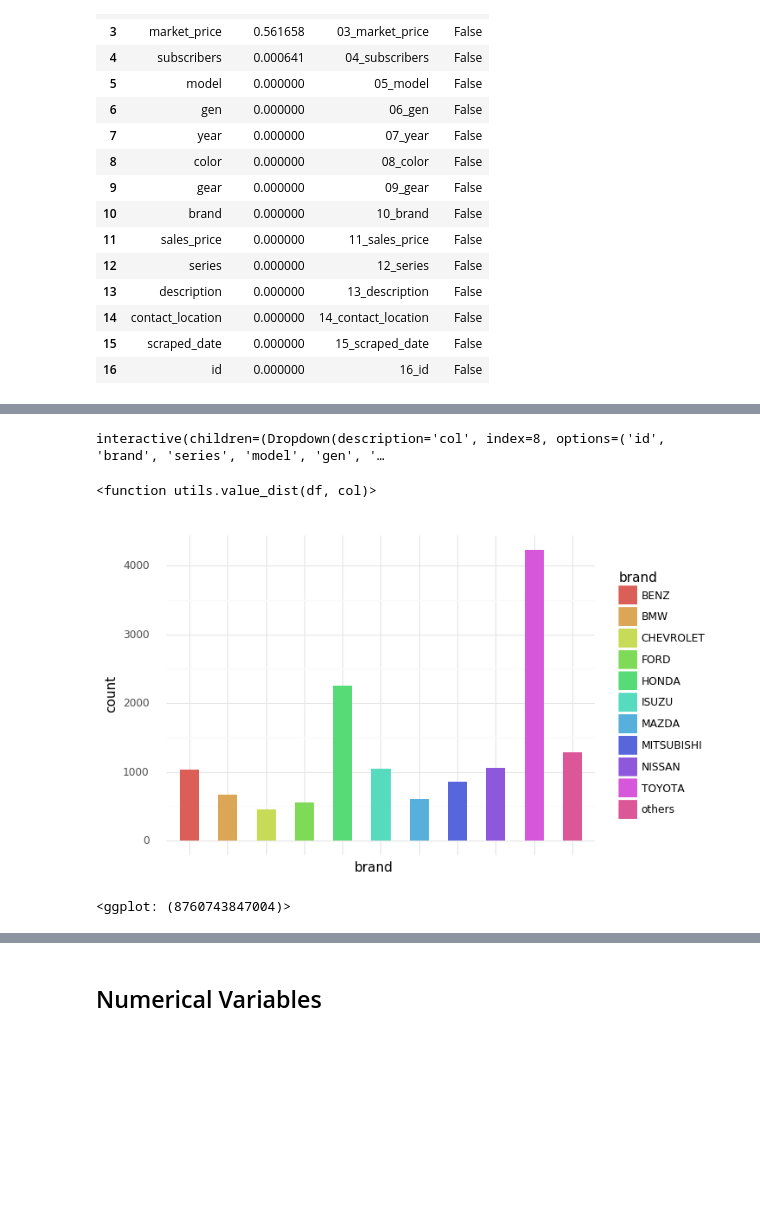
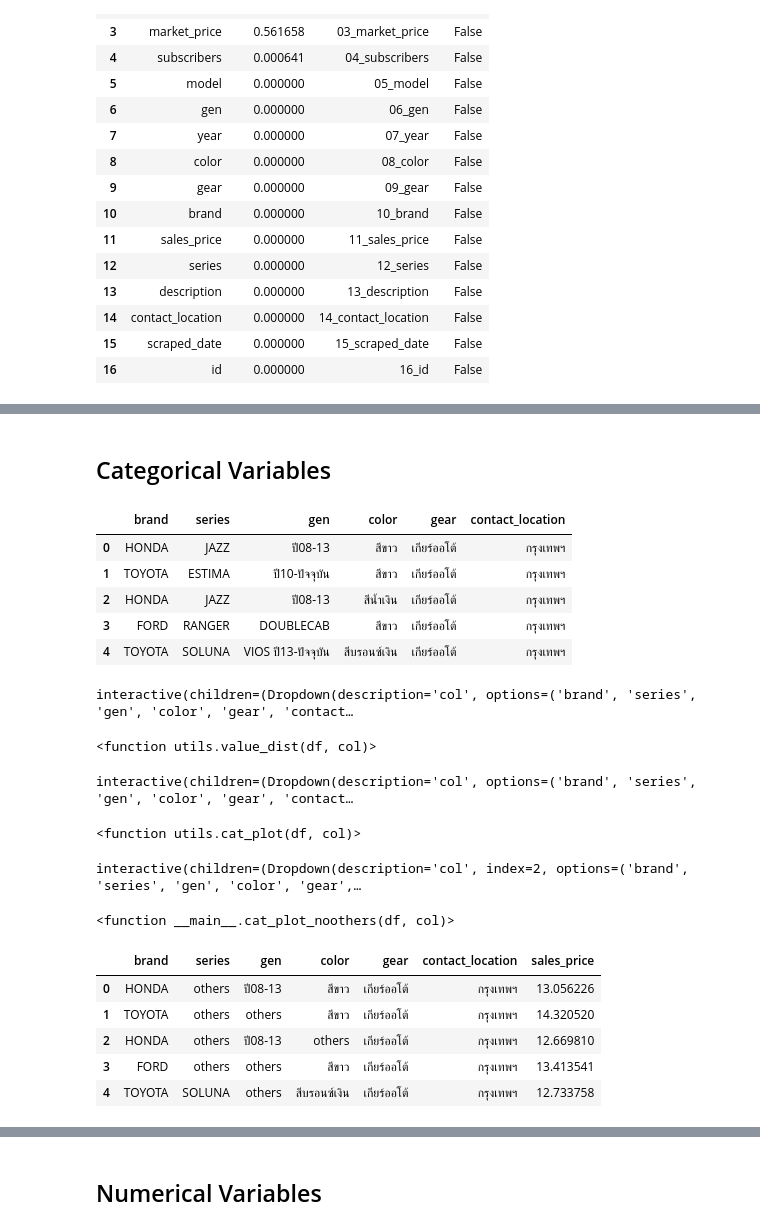
Before and after one commit to cstorm125/viztech, a Jupyter notebook: explore.ipynb, the cells around one changed output, grey strips where cells are left out. Cells and saved outputs as stored; diff of their text form; code cells hidden in the pictures; blank space fills up the shorter version.

```diff
--- a/explore.ipynb
+++ b/explore.ipynb
@@ -74,0 +81,13 @@ df = utils.otherify(df,'brand')
+# %% [markdown]
+## Categorical Variables
+# %%
+cat_vars = ['brand','series','gen','color','gear','contact_location']
+cat_df = df[cat_vars].copy()
+cat_df.head()
+# %% [output]
+|  | brand | series | gen | color | gear | contact_location |
+| 0 | HONDA | JAZZ | ปี08-13 | สีขาว | เกียร์ออโต้ | กรุงเทพฯ |
+| 1 | TOYOTA | ESTIMA | ปี10-ปัจจุบัน | สีขาว | เกียร์ออโต้ | กรุงเทพฯ |
+| 2 | HONDA | JAZZ | ปี08-13 | สีน้ำเงิน | เกียร์ออโต้ | กรุงเทพฯ |
+| 3 | FORD | RANGER | DOUBLECAB | สีขาว | เกียร์ออโต้ | กรุงเทพฯ |
+| 4 | TOYOTA | SOLUNA | VIOS ปี13-ปัจจุบัน | สีบรอนซ์เงิน | เกียร์ออโต้ | กรุงเทพฯ |
@@ -75,17 +97,40 @@ df = utils.otherify(df,'brand')
 # %%
-interact(utils.value_dist, df =fixed(df),
-         col = widgets.Dropdown(options=list(df.columns),value='gas'))
+interact(utils.value_dist, df =fixed(cat_df),
+         col = widgets.Dropdown(options=list(cat_df.columns),value='brand'))
 # %% [output]
-interactive(children=(Dropdown(description='col', index=8, options=('id', 'brand', 'series', 'model', 'gen', '…
+interactive(children=(Dropdown(description='col', options=('brand', 'series', 'gen', 'color', 'gear', 'contact…
 <function utils.value_dist(df, col)>
-# %%
-g = (ggplot(df,aes(x='brand',fill='brand')) +
-     geom_bar(stat='bin', #histogram
-              binwidth=0.5, #histogram binwidth
-              bins=len(df.brand.unique())) + #how many bins
-     theme_minimal() + theme(axis_text_x=element_blank())
-    )
-g
-# %% [output]
-[figure, removed]
-<ggplot: (8760743847004)>
+# %%
+def cat_plot(df,col):
+    pass
+#input dataframe and column
+#output histogram plot of value distribution
+
+interact(utils.cat_plot, df=fixed(cat_df),
+         col = widgets.Dropdown(options=list(cat_df.columns),value='brand'))
+# %% [output]
+interactive(children=(Dropdown(description='col', options=('brand', 'series', 'gen', 'color', 'gear', 'contact…
+<function utils.cat_plot(df, col)>
+# %%
+#excluding others
+def cat_plot_noothers(df,col):
+    x = df.copy()
+    x = x[x[col]!='others']
+    return utils.cat_plot(x,col)
+
+interact(cat_plot_noothers, df=fixed(cat_df),
+         col = widgets.Dropdown(options=list(cat_df.columns),value='gen'))
+# %% [output]
+interactive(children=(Dropdown(description='col', index=2, options=('brand', 'series', 'gen', 'color', 'gear',…
+<function __main__.cat_plot_noothers(df, col)>
+# %%
+#relationship between dependent variable and categorical variable
+cat_df['sales_price'] = utils.boxcox(df['sales_price'])
+cat_df.head()
+# %% [output]
+|  | brand | series | gen | color | gear | contact_location | sales_price |
+| 0 | HONDA | others | ปี08-13 | สีขาว | เกียร์ออโต้ | กรุงเทพฯ | 13.056226 |
+| 1 | TOYOTA | others | others | สีขาว | เกียร์ออโต้ | กรุงเทพฯ | 14.320520 |
+| 2 | HONDA | others | ปี08-13 | others | เกียร์ออโต้ | กรุงเทพฯ | 12.669810 |
+| 3 | FORD | others | others | สีขาว | เกียร์ออโต้ | กรุงเทพฯ | 13.413541 |
+| 4 | TOYOTA | SOLUNA | others | สีบรอนซ์เงิน | เกียร์ออโต้ | กรุงเทพฯ | 12.733758 |
```
Also changed, not shown: parts of 21 cells of this notebook, 1 other file.
